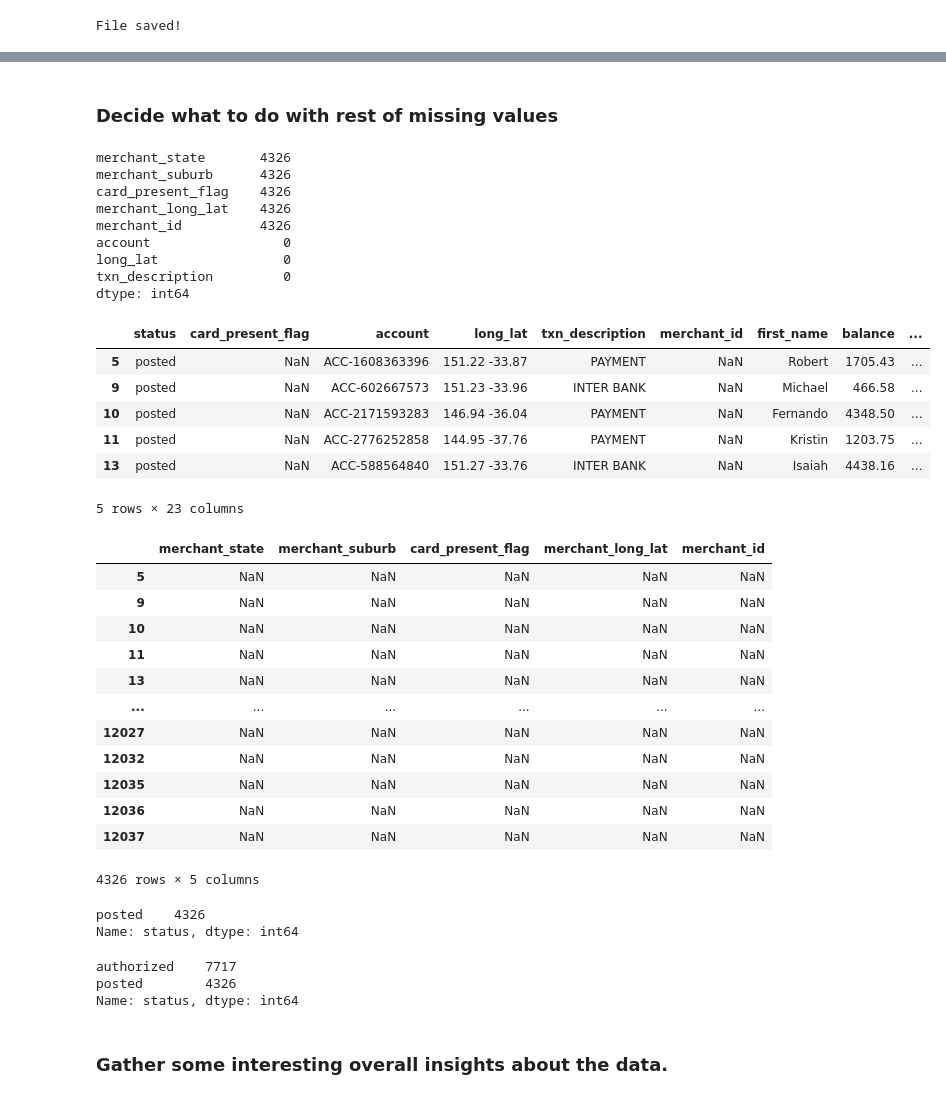
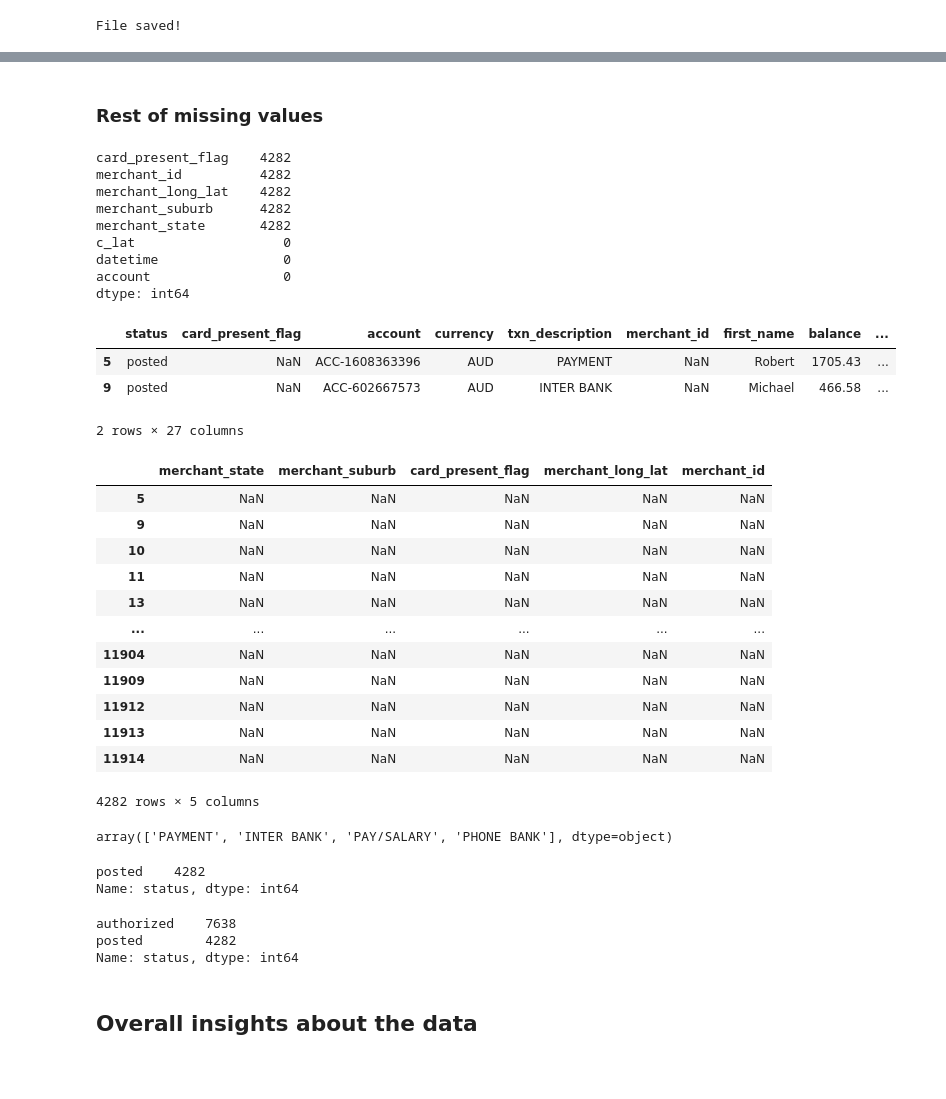
Before and after one commit to HHook/ANZ-virtual-internship, a Jupyter notebook: ANZ virtual internship EDA.ipynb, the cells around one changed output, grey strips where cells are left out. Saved outputs shown, nothing was run; the diff lists cells and outputs as text; code cells hidden in the pictures; blank space fills up the shorter version.

```diff
--- a/ANZ virtual internship EDA.ipynb
+++ b/ANZ virtual internship EDA.ipynb
@@ -204,3 +248,6 @@ df.to_excel('clean_anz.xlsx', index=False)
 print('File saved!')
 # %% [output]
 File saved!
+# %%
+df = pd.read_excel('clean_anz.xlsx')
+df.head(2)
@@ -207,5 +259,5 @@ File saved!
 # %% [markdown]
-### Decide what to do with rest of missing values
+### Rest of missing values
 # %%
 # Number of NaN values
 # merchant_state, merchant_suburb, card_present_flag, merchant_long_lat, merchant_id
@@ -213,25 +265,22 @@ File saved!
 null_values = df.isnull().sum().sort_values(ascending=False).head(8)
 print(null_values)
 # %% [output]
-merchant_state       4326
-merchant_suburb      4326
-card_present_flag    4326
-merchant_long_lat    4326
-merchant_id          4326
+card_present_flag    4282
+merchant_id          4282
+merchant_long_lat    4282
+merchant_suburb      4282
+merchant_state       4282
+c_lat                   0
+datetime                0
 account                 0
-long_lat                0
-txn_description         0
 dtype: int64
 # %%
-df[df['merchant_state'].isnull()].head()
+df[df['merchant_state'].isnull()].head(2)
 # %% [output]
-|  | status | card_present_flag | account | long_lat | txn_description | merchant_id | first_name | balance | ... |
-| 5 | posted | NaN | ACC-1608363396 | 151.22 -33.87 | PAYMENT | NaN | Robert | 1705.43 | ... |
-| 9 | posted | NaN | ACC-602667573 | 151.23 -33.96 | INTER BANK | NaN | Michael | 466.58 | ... |
-| 10 | posted | NaN | ACC-2171593283 | 146.94 -36.04 | PAYMENT | NaN | Fernando | 4348.50 | ... |
-| 11 | posted | NaN | ACC-2776252858 | 144.95 -37.76 | PAYMENT | NaN | Kristin | 1203.75 | ... |
-| 13 | posted | NaN | ACC-588564840 | 151.27 -33.76 | INTER BANK | NaN | Isaiah | 4438.16 | ... |
+|  | status | card_present_flag | account | currency | txn_description | merchant_id | first_name | balance | ... |
+| 5 | posted | NaN | ACC-1608363396 | AUD | PAYMENT | NaN | Robert | 1705.43 | ... |
+| 9 | posted | NaN | ACC-602667573 | AUD | INTER BANK | NaN | Michael | 466.58 | ... |
-5 rows × 23 columns
+2 rows × 27 columns
 # %%
 # The same records have missing values
 df[['merchant_state', 'merchant_suburb', 'card_present_flag', 'merchant_long_lat', 'merchant_id']][df['merchant_state'].isnull()]
@@ -243,23 +292,28 @@ df[['merchant_state', 'merchant_suburb', 'card_present_flag', 'merchant_long_lat
 | 11 | NaN | NaN | NaN | NaN | NaN |
 | 13 | NaN | NaN | NaN | NaN | NaN |
 | ... | ... | ... | ... | ... | ... |
-| 12027 | NaN | NaN | NaN | NaN | NaN |
-| 12032 | NaN | NaN | NaN | NaN | NaN |
-| 12035 | NaN | NaN | NaN | NaN | NaN |
-| 12036 | NaN | NaN | NaN | NaN | NaN |
-| 12037 | NaN | NaN | NaN | NaN | NaN |
+| 11904 | NaN | NaN | NaN | NaN | NaN |
+| 11909 | NaN | NaN | NaN | NaN | NaN |
+| 11912 | NaN | NaN | NaN | NaN | NaN |
+| 11913 | NaN | NaN | NaN | NaN | NaN |
+| 11914 | NaN | NaN | NaN | NaN | NaN |
-4326 rows × 5 columns
+4282 rows × 5 columns
+# %%
+# 'POS', 'SALES-POS' left out
+df[(df['status']=='posted') & (df['merchant_id'].isnull())]['txn_description'].unique()
+# %% [output]
+array(['PAYMENT', 'INTER BANK', 'PAY/SALARY', 'PHONE BANK'], dtype=object)
 # %%
-# Records where 'status' is marked as posted has missing values for the merchant
+# Records where 'status' is marked as 'posted' has missing values for the merchant
 df[df['merchant_state'].isnull()]['status'].value_counts()
 # %% [output]
-posted    4326
+posted    4282
 Name: status, dtype: int64
 # %%
 df['status'].value_counts()
 # %% [output]
-authorized    7717
-posted        4326
+authorized    7638
+posted        4282
 Name: status, dtype: int64
 # %% [markdown]
-### Gather some interesting overall insights about the data.
+## Overall insights about the data
```
Also changed, not shown: parts of 64 cells of this notebook, 1 other file.
